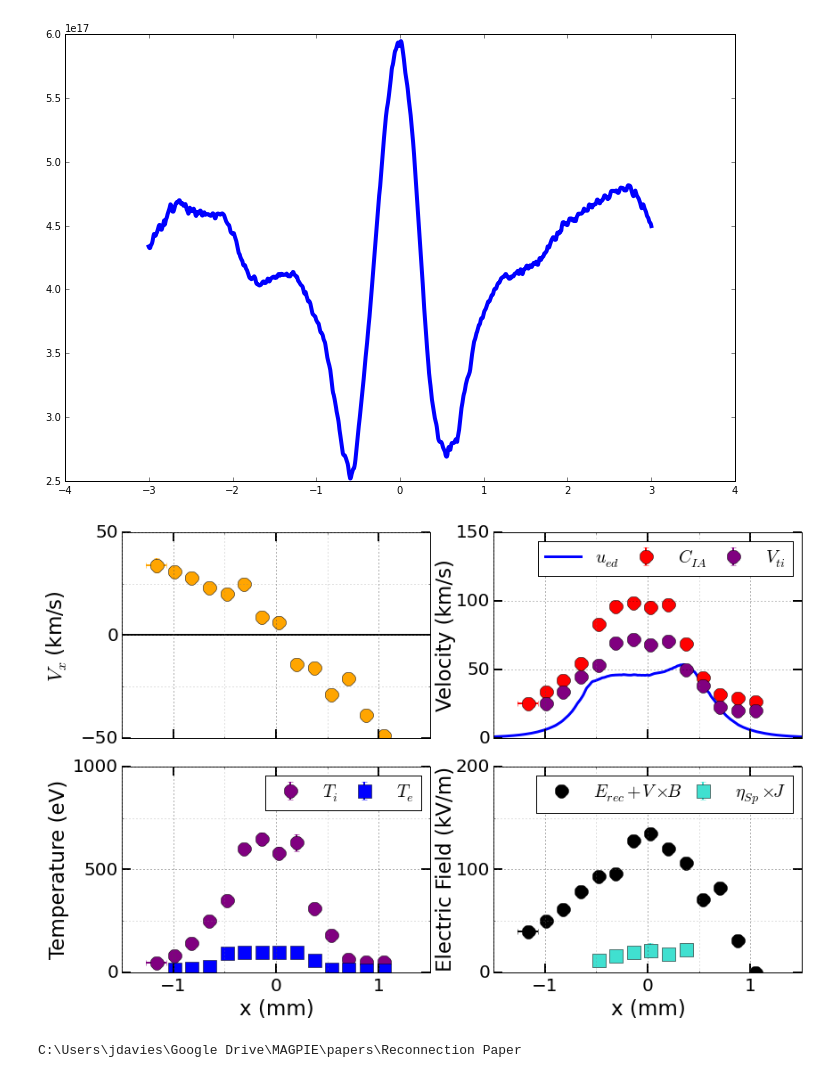
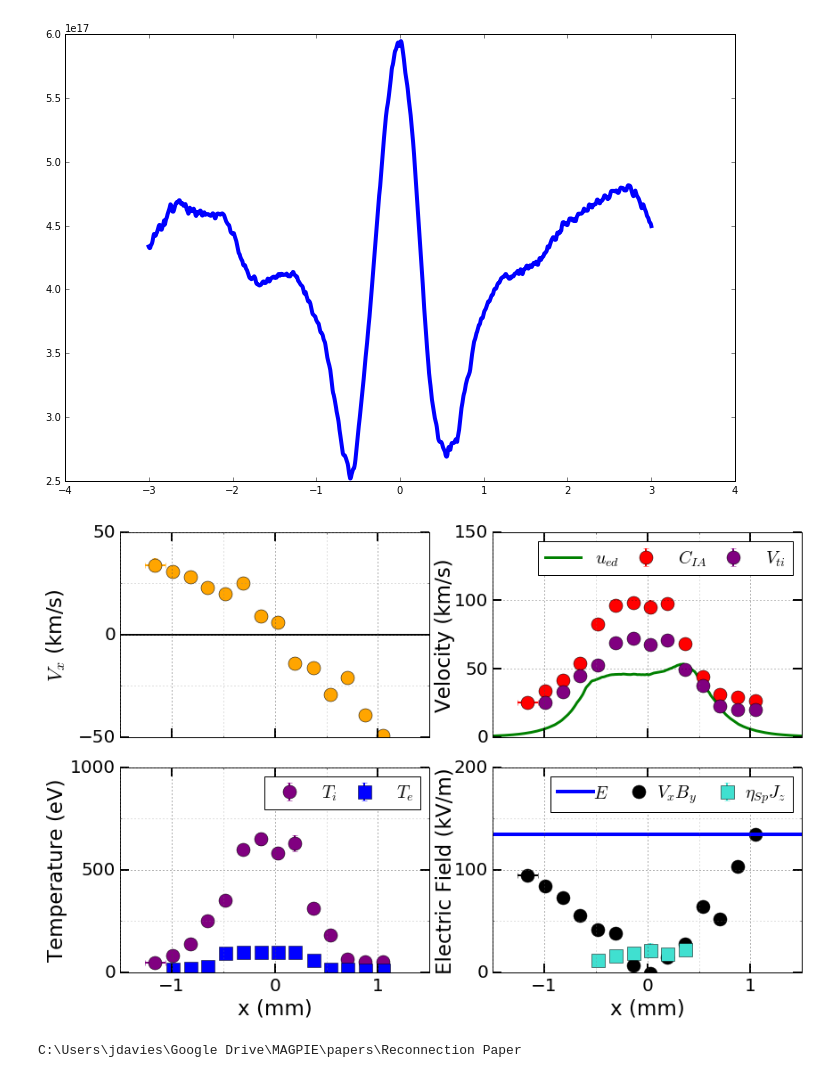
Before and after one commit to jdhare/magpie-analysis, a Jupyter notebook: Figures for Reconnection Paper.ipynb, the cells around one changed output. Drawn from its saved outputs; the diff is of its cells as text; code cells hidden in the pictures.

```diff
--- a/Figures for Reconnection Paper.ipynb
+++ b/Figures for Reconnection Paper.ipynb
@@ -362,0 +418,18 @@ with open(filename+'.txt', 'w', newline='') as file:
+# %%
+def Gamma_mu_sig(mu,sig):
+    k=mu**2/sig**2
+    theta=sig**2/mu
+    return Gamma(k, theta)
+
+G_uv=lambda q, q_err: np.array([Gamma_mu_sig(qq, qe) for qq, qe in zip(q, q_err)])
+N_uv=lambda q, q_err: np.array([N(qq, qe) for qq, qe in zip(q, q_err)])
+
+def uv_m_std(uv):
+    uv_mean=np.array([u.mean for u in uv])
+    uv_std=np.array([u.std for u in uv])
+    return uv_mean, uv_std
+
+n_e_uv=N_uv(n_e,n_e_err)
+T_e_uv=G_uv(T_e,T_e_err)
+T_i_uv=N_uv(T_i,T_i_err)
+V_uv=N_uv(V,V_err)
@@ -497,7 +638,7 @@ fig, ax=plt.subplots(2,2,sharex=True,figsize=(12,8))
 ax[0,0].errorbar(x_mm[0], xerr=x_err[0], y=(V/1e3)[0], yerr=(V_err/1e3)[0], color='orange', fmt='o',markersize=ms,elinewidth=elw)
 ax[1,0].errorbar(x_mm[0], xerr=x_err[0], y=T_i[0], yerr=T_i_err[0],  color='purple', fmt='o',markersize=ms,elinewidth=elw)
 ax[0,1].errorbar(x_mm[0], xerr=x_err[0], y=(C_IA_m/1e3)[0],yerr=(C_IA_err/1e3)[0], color='red', fmt='o',markersize=ms,elinewidth=elw)
-ax[1,1].errorbar(x_mm[0], xerr=x_err[0], y=((E0+V*B)/1e3)[0], color='black', fmt='o',markersize=ms,elinewidth=elw)
+ax[1,1].errorbar(x_mm[0], xerr=x_err[0], y=(-V*B/1e3)[0], color='black', fmt='o',markersize=ms,elinewidth=elw)
 
 #data points
 
@@ -508,10 +649,11 @@ ax[0,1].plot(x_ued, u_ed/1e3,label=r'$u_{ed}$', c='green', lw=3)
 ax[0,1].errorbar(x_mm[1:], y=(C_IA_m/1e3)[1:],yerr=(C_IA_err/1e3)[1:],label=r'$C_{IA}$', color='red', fmt='o',markersize=ms,elinewidth=elw)
 ax[0,1].errorbar(x_mm[1:], y=(V_ti_m/1e3)[1:],yerr=(V_ti_err/1e3)[1:],label=r'$V_{ti}$', color='purple', fmt='o',markersize=ms,elinewidth=elw)
 
-ax[1,1].errorbar(x_mm[1:], y=((E0+V*B)/1e3)[1:],label=r'$E_{rec}+V\times B$', color='black', fmt='o',markersize=ms,elinewidth=elw)
-ax[1,1].errorbar(x_mm[4:-4], y=(eta_m*j/1e3)[4:-4],yerr=(eta_err*j/1e3)[4:-4],label=r'$\eta_{Sp}\times J$', color='turquoise',fmt='s',markersize=ms,elinewidth=elw)
+ax[1,1].errorbar(x_mm[1:], y=(-V*B/1e3)[1:],label=r'$V_x B_y$', color='black', fmt='o',markersize=ms,elinewidth=elw)
+ax[1,1].errorbar(x_mm[4:-4], y=(eta_m*j/1e3)[4:-4],yerr=(eta_err*j/1e3)[4:-4],label=r'$\eta_{Sp} J_z$', color='turquoise',fmt='s',markersize=ms,elinewidth=elw)
 
 ax[0,0].plot([-2,2],[0,0], lw=2, color='black')
+ax[1,1].plot([-2,2],[(-V*B/1e3)[-1],(-V*B/1e3)[-1]], lw=4, color='blue', label=r'$E$')
 
 a=ax[0,0]
 a.set_xlim([-1.5,1.5])
@@ -574,7 +716,7 @@ a.tick_params(labelsize=tfs, pad=5, length=10, width=2)
 a.set_ylabel(r'Electric Field (kV/m)', fontsize=lfs)
 a.get_yaxis().set_label_coords(-0.12,0.5)
 
-a.legend(fontsize=20, ncol=2, columnspacing=0.2,numpoints=1)
+a.legend(fontsize=20, ncol=3, columnspacing=0.7,numpoints=1, handletextpad=0.0)
 a.set_xlabel('x (mm)', fontsize=lfs)
 
 '''
@@ -583,34 +725,34 @@ a.set_xlabel('x (mm)', fontsize=lfs)
 fn1='s0611_15 f1a.txt'
 fd1=np.genfromtxt(fn1, skip_header=2, delimiter=',')
 
 fn8='s0611_15 f8a.txt'
 fd8=np.genfromtxt(fn8, skip_header=2, delimiter=',')
 
 ax_ts1=fig.add_axes([.12, .585, .15, .15], axisbg=None)
 ax_ts1.set_xticks([])
 ax_ts1.set_yticks([])
 ax_ts1.plot(fd1[:,0], fd1[:,4], color='red', lw=4)
 ax_ts1.scatter(fd1[:,0], fd1[:,3])
 ax_ts1.set_xlim([-6,6])
 ax_ts1.xaxis.set_major_locator(MultipleLocator(2))
 ax_ts1.grid()
 
 ax_ts2=fig.add_axes([.34, .795, .15, .15], axisbg=None)
 ax_ts2.set_xticks([])
 ax_ts2.set_yticks([])
 ax_ts2.plot(fd8[:,0], fd8[:,4], color='red', lw=4)
 ax_ts2.scatter(fd8[:,0], fd8[:,3], s=30)
 ax_ts2.set_xlim([-6,6])
 ax_ts2.xaxis.set_major_locator(MultipleLocator(8))
 ax_ts2.xaxis.set_minor_locator(MultipleLocator(2))
 
 ax_ts2.grid(which='major', color='black',linestyle='-')
 #a.grid(which='minor', color='gray',linestyle=':')
 '''
 
 fig.tight_layout()
 # %% [output]
-[figure, old version]
+[figure, new version]
 # %%
 cd "C:\Users\jdavies\Google Drive\MAGPIE\papers\Reconnection Paper"
 # %% [output]
```
Also changed, not shown: parts of 10 cells of this notebook.
